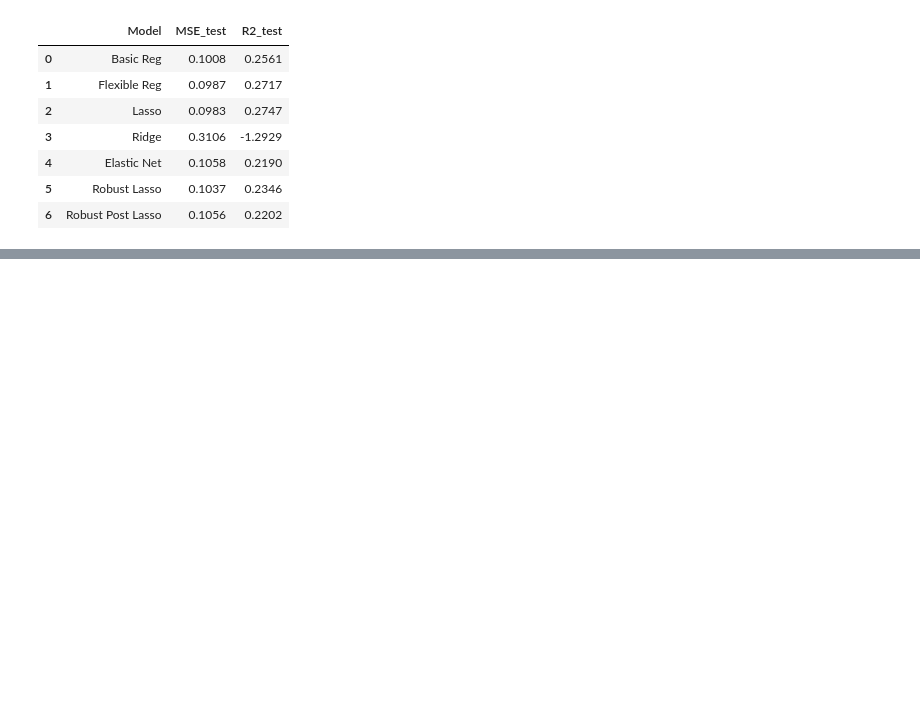
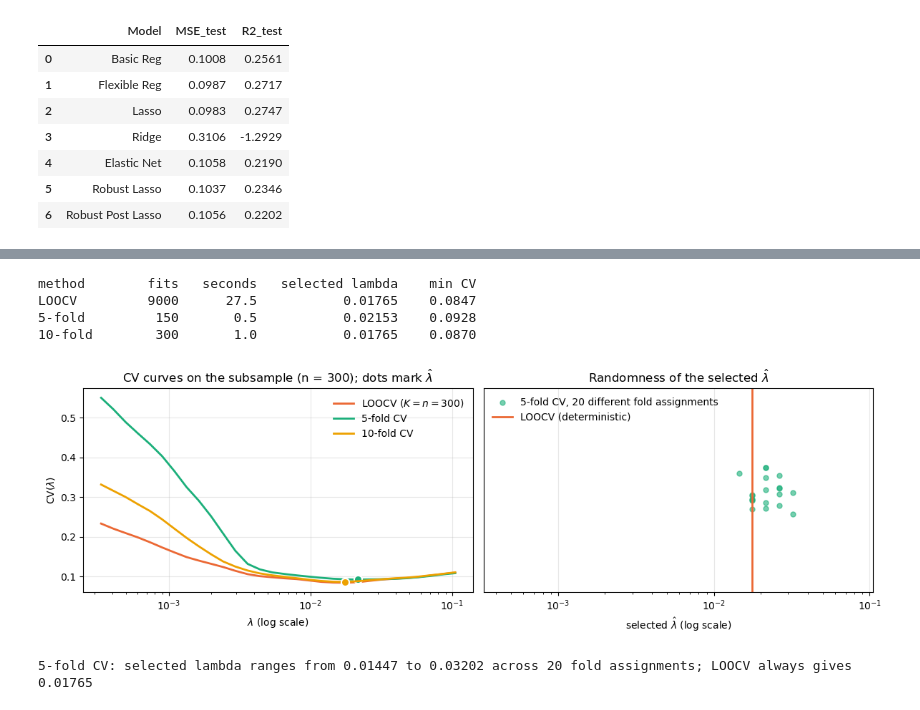
Before and after one commit to joelreyesm/ECON-524-Big-Data-Econometrics, a Jupyter notebook: lab/W2_Lasso.ipynb, the cells around one changed output, grey strips where cells are left out. Drawn from its saved outputs; the diff is of its cells as text; code cells hidden in the pictures; blank space fills up the shorter version.

```diff
--- a/lab/W2_Lasso.ipynb
+++ b/lab/W2_Lasso.ipynb
@@ -559,0 +828,66 @@ res_df2.round(4)
+# %%
+t0 = time.time()
+mse_5fold_sub = cv_mse(Z_sub, y_sub, lambda_grid, KFold(n_splits=5, shuffle=True, random_state=0))
+time_5fold_sub = time.time() - t0
+t0 = time.time()
+mse_10fold_sub = cv_mse(Z_sub, y_sub, lambda_grid, KFold(n_splits=10, shuffle=True, random_state=0))
+time_10fold_sub = time.time() - t0
+
+cv_5fold_sub, cv_10fold_sub = mse_5fold_sub.mean(axis=0), mse_10fold_sub.mean(axis=0)
+lambda_5fold_sub = lambda_grid[np.argmin(cv_5fold_sub)]
+lambda_10fold_sub = lambda_grid[np.argmin(cv_10fold_sub)]
+
+print(f'{"method":<10}{"fits":>8}{"seconds":>10}{"selected lambda":>18}{"min CV":>10}')
+print(f'{"LOOCV":<10}{n_sub * len(lambda_grid):>8}{time_loo:>10.1f}{lambda_loo:>18.5f}{cv_loo.min():>10.4f}')
+print(f'{"5-fold":<10}{5 * len(lambda_grid):>8}{time_5fold_sub:>10.1f}{lambda_5fold_sub:>18.5f}{cv_5fold_sub.min():>10.4f}')
+print(f'{"10-fold":<10}{10 * len(lambda_grid):>8}{time_10fold_sub:>10.1f}{lambda_10fold_sub:>18.5f}{cv_10fold_sub.min():>10.4f}')
+# %% [output]
+method        fits   seconds   selected lambda    min CV
+LOOCV         9000      27.5           0.01765    0.0847
+5-fold         150       0.5           0.02153    0.0928
+10-fold        300       1.0           0.01765    0.0870
+# %%
+# Randomness of K-fold CV: repeat 5-fold CV with 20 different fold assignments (LOOCV has no such randomness)
+lambda_5fold_reshuffled = []
+for seed in range(n_repeats):
+    cv = cv_mse(Z_sub, y_sub, lambda_grid, KFold(n_splits=5, shuffle=True, random_state=seed)).mean(axis=0)
+    lambda_5fold_reshuffled.append(lambda_grid[np.argmin(cv)])
+lambda_5fold_reshuffled = np.array(lambda_5fold_reshuffled)
+
+fig, axes = plt.subplots(1, 2, figsize=(12, 4))
+
+ax = axes[0]
+for cv, name, key in [(cv_loo, 'LOOCV ($K = n = 300$)', 'loocv'),
+                      (cv_5fold_sub, '5-fold CV', '5-fold'),
+                      (cv_10fold_sub, '10-fold CV', '10-fold')]:
+    ax.plot(lambda_grid, cv, color=COLORS[key], lw=2, label=name)
+    ax.plot(lambda_grid[np.argmin(cv)], cv.min(), color=COLORS[key], marker='o', ms=8,
+            markeredgecolor='white', markeredgewidth=1.5)
+ax.set_xscale('log')
+ax.set_xlabel('$\\lambda$ (log scale)')
+ax.set_ylabel('CV($\\lambda$)')
+ax.set_title(f'CV curves on the subsample (n = {n_sub}); dots mark $\\hat\\lambda$')
+ax.grid(alpha=0.3)
+ax.legend(frameon=False)
+
+ax = axes[1]
+jitter = np.random.default_rng(1).uniform(-0.15, 0.15, size=n_repeats)
+ax.scatter(lambda_5fold_reshuffled, jitter, color=COLORS['5-fold'], alpha=0.6, s=25,
+           label='5-fold CV, 20 different fold assignments')
+ax.axvline(lambda_loo, color=COLORS['loocv'], lw=2, label='LOOCV (deterministic)')
+ax.set_xscale('log')
+ax.set_xlim(lambda_grid[-1], lambda_grid[0])
+ax.set_ylim(-0.6, 0.6)
+ax.set_yticks([])
+ax.set_xlabel('selected $\\hat\\lambda$ (log scale)')
+ax.set_title('Randomness of the selected $\\hat\\lambda$')
+ax.grid(alpha=0.3, axis='x')
+ax.legend(frameon=False, loc='upper left')
+plt.tight_layout()
+plt.show()
+
+print(f'5-fold CV: selected lambda ranges from {lambda_5fold_reshuffled.min():.5f} to '
+      f'{lambda_5fold_reshuffled.max():.5f} across 20 fold assignments; LOOCV always gives {lambda_loo:.5f}')
+# %% [output]
+[figure, added]
+5-fold CV: selected lambda ranges from 0.01447 to 0.03202 across 20 fold assignments; LOOCV always gives 0.01765
```
Also changed, not shown: parts of 20 cells of this notebook, 1 other file.
